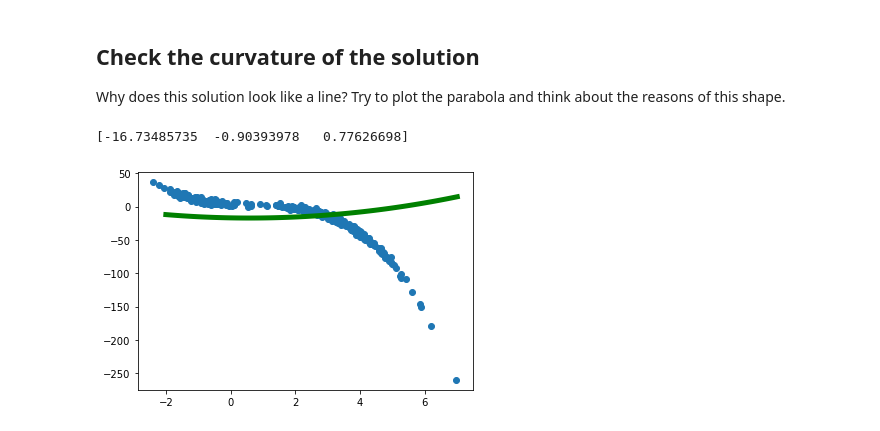
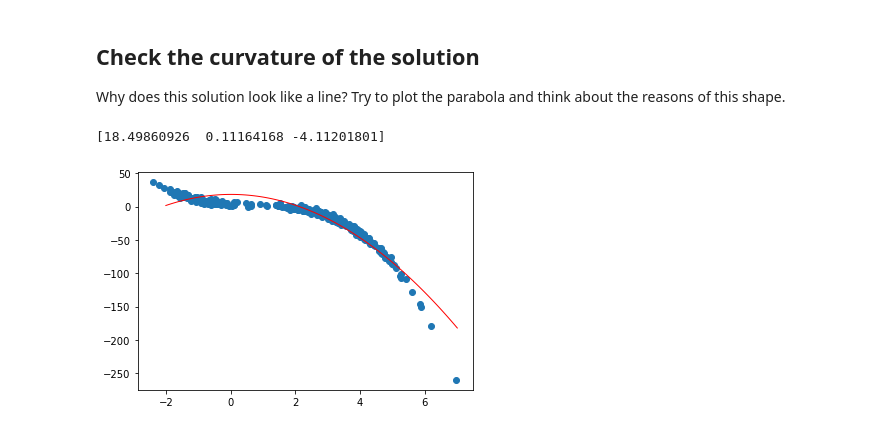
Before and after one commit to raozzo/ML, a Jupyter notebook: Exercises/Polynomial_SGD.ipynb, the cells around one changed output. Saved outputs shown, nothing was run; the diff lists cells and outputs as text; code cells hidden in the pictures.

```diff
--- a/Exercises/Polynomial_SGD.ipynb
+++ b/Exercises/Polynomial_SGD.ipynb
@@ -97,7 +97,7 @@ mini_batch_size= 10
 max_epoch = 100
 epoch= 0
 
-eta = 1e-5
+eta = 10e-5
 
 #mi creo i vettori per salvare gli errori
 sse_epoch = np.zeros(max_epoch+1)
@@ -180,10 +179,12 @@ X_reg = np.stack([X0,X1,X1**2],axis=1)
 ## Find the optimal vector of parameters
 In this case, we will try to find the optimal w using the closed form.
 # %%
+
+
 w= np.random.uniform(low= -1, high=-1, size=3)
 
 #parametri
-mini_batch_size=3
+mini_batch_size=10
 eta = 1e-4
 max_epoch = 10000
 
@@ -197,10 +198,10 @@ def error_w (X,y,w):
 for epoch in range(max_epoch):
 
     perm = np.random.permutation(range(N*3))
-    X = X[perm,:]
+    X_reg= X_reg[perm,:]
     Y = Y[perm]
     for j in range(0,N*3,mini_batch_size):
-        X_batch = X[j:(j+mini_batch_size),:]
+        X_batch = X_reg[j:(j+mini_batch_size),:]
         y_batch = Y[j:(j+mini_batch_size)]
         errore = y_batch - np.dot(X_batch,w)
         w = w + eta*(np.dot(np.transpose(X_batch),errore))
@@ -211,13 +212,13 @@ Why does this solution look like a line? Try to plot the parabola and think abou
 # %%
 # genero dei punti per plottare la linea
 x_grid = np.linspace(-2, 7, 100)
 
 # plot line
 plt.scatter(X1,Y_C)
 
-plt.plot(x_grid, w[0] + x_grid * w[1] + x_grid**2 * w[2],c='g', linewidth=5)
+plt.plot(x_grid, w[0] + x_grid * w[1] + x_grid**2 * w[2],c='r', linewidth=1)
 
 print(w)
 # %% [output]
-[-16.73485735  -0.90393978   0.77626698]
+[18.49860926  0.11164168 -4.11201801]
-[figure, old version]
+[figure, new version]
```
Also changed, not shown: parts of 2 cells of this notebook.
